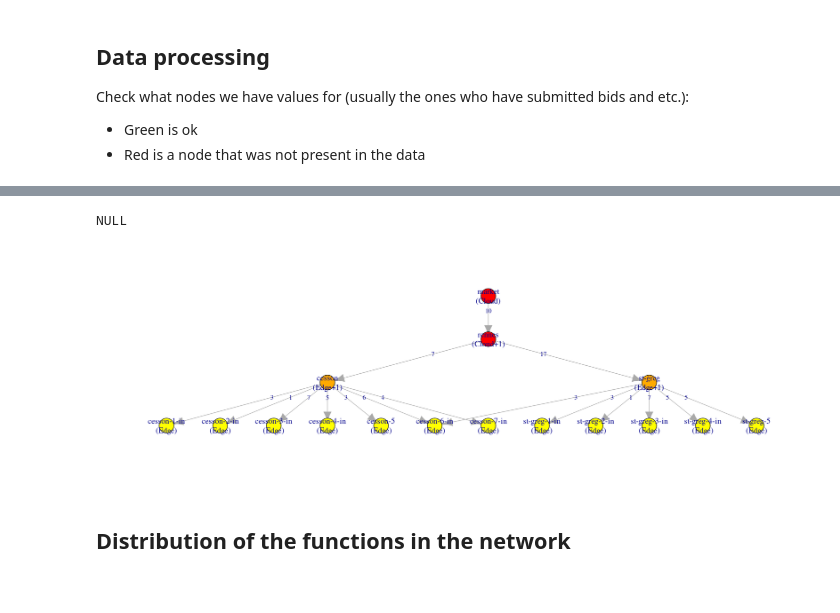
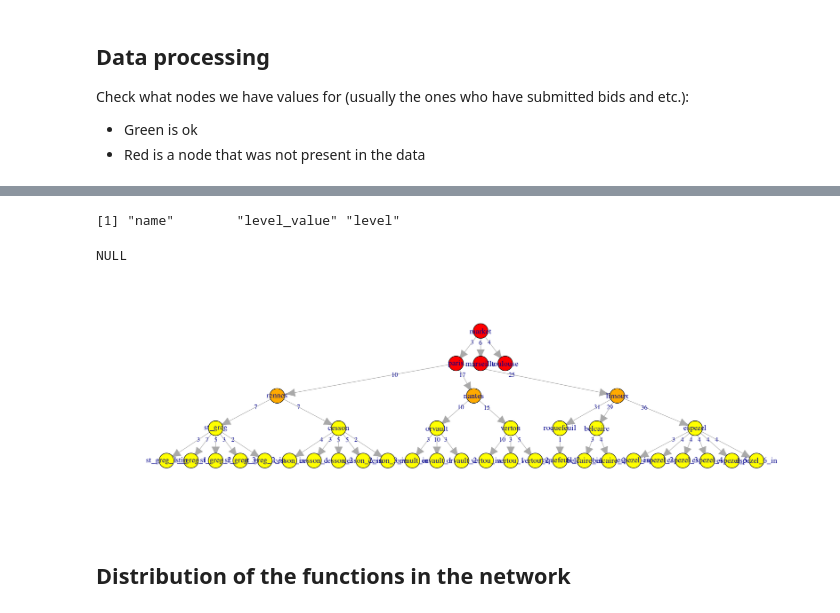
Before and after one commit to VolodiaPG/giraff, a Jupyter notebook: enos/live/experiment.ipynb, the cells around one changed output, grey strips where cells are left out. Cells and saved outputs as stored; diff of their text form; code cells hidden in the pictures.

```diff
--- a/enos/live/experiment.ipynb
+++ b/enos/live/experiment.ipynb
@@ -447,0 +539,15 @@ Check what nodes we have values for (usually the ones who have submitted bids an
+# %%
+names_raw <- load_csv("names.csv") %>%
+  rename(instance_address = instance, instance = name) %>%
+  select(instance, instance_address, folder) %>%
+  distinct()
+
+colnames(names_raw)
+
+raw.latency <- load_csv("neighbor_latency.csv") %>%
+  prepare() %>%
+  prepare_convert() %>%
+  inner_join(names_raw %>% rename(instance_to = instance_address, destination_name = instance), c("instance_to", "folder")) %>%
+  mutate(destination_name = to_snake_case(destination_name))
+colnames(raw.latency)
+# latency %>% select(instance, destination_name) %>% distinct()
@@ -448,26 +579,71 @@ Check what nodes we have values for (usually the ones who have submitted bids an
+# %%
+node_connections <- vroom("./network_shape.csv", progress = FALSE, col_types = cols(), col_names = TRUE, delim = "\t", .name_repair = "unique") %>%
+  distinct() %>%
+  mutate(latency = as.numeric(latency)) %>%
+  mutate(source = to_snake_case(source), destination = to_snake_case(destination))
+
+node_levels <- vroom("./node_levels.csv", progress = FALSE, col_types = cols(), col_names = TRUE, delim = "\t", .name_repair = "unique") %>%
+  distinct() %>%
+  rename(name = source, level_value = level) %>%
+  mutate(
+    name = to_snake_case(name),
+    level = case_when(
+      level_value == 0 ~ "Cloud",
+      level_value == max(level_value) - 1 ~ "Edge+1",
+      level_value == max(level_value) ~ "Edge",
+      TRUE ~ paste("Cloud", as.character(level_value), sep = "+")
+    )
+  )
+  # add_row(values = 0, name = "marketplace", level = "Cloud") %>%
+  # mutate(level = factor(level, levels = unique(level_value), ordered = TRUE))
+colnames(node_levels)
+# %% [output]
+[1] "name"        "level_value" "level"
+# %%
+latency <- raw.latency %>%
+  select(destination_name, field, value, instance, timestamp, folder, metric_group, metric_group_group) %>%
+  inner_join(node_connections %>% rename(instance= source, destination_name = destination, goal = latency), by = c("instance", "destination_name")) %>%
+  mutate(diff = value - goal)
+
+
+# latency_goals <- latency %>%
+#   ungroup() %>%
+#   select(destination_name, instance) %>%
+#   distinct() %>%
+#   rowwise() %>%
+#   mutate(goal = max(graph_matrix[instance, destination_name], graph_matrix[destination_name, instance]))
+# colnames(latency_goals)
+
+# # latency %>% select(instance, destination_name) %>% distinct()
+
+# latency <- latency %>%
+#   select(destination_name, field, value, instance, timestamp, folder, metric_group) %>%
+#   inner_join(latency_goals, by = c("instance", "destination_name")) %>%
+#   mutate(diff = value - goal)
+# colnames(latency)
 # %%
-net_connected <- graph_from_adjacency_matrix(as.matrix(graph_matrix), weighted = TRUE)
-colors <- heat.colors(length(unique(node_levels$level)))
+net_connected <- graph_from_data_frame(node_connections %>% rename(from = source, to = destination, weight = latency), directed = TRUE)
+
 colors <- c("#FF0000", "#FF0000", "#FFAA00", "#FFFF00", "#FFFF00")
 node_level_map <- setNames(node_levels$level, node_levels$name)
 color_map <- setNames(colors, unique(node_levels$level))
 node_names <- merge(data.frame(name = V(net_connected)$name, stringsAsFactors = FALSE), node_levels, by.x = "name", by.y = "name")
 node_names$name <- paste(node_names$name, paste("(", node_names$level, ")", sep = ""), sep = "\n")
 
 V(net_connected)$color <- color_map[node_level_map[V(net_connected)$name]]
-V(net_connected)$name <- node_names$name
+# V(net_connected)$name <- node_names$name
 # V(net_connected)$name <- ""
 fig(15, 5)
 coords <- layout_as_tree(net_connected)
 # spacingfactor <- 40
 # coords[, 1] <- coords[, 1] * spacingfactor
 # coords[, 2] <- coords[, 2] * spacingfactor
 node_graph <- plot(net_connected, layout = coords, asp = 0.22, margin = -0, vertex.label = E(net_connected)$name, edge.label = E(net_connected)$weight, edge.width = 1, vertex.size = 5, vertex.size2 = 3, vertex.label.cex = 1, vertex.dist = 20, edge.arrow.size = 0.5, edge.label.cex = 0.8, edge.label.dist = 1.5)
 node_graph
 fig(10, 10)
 # %% [output]
 NULL
-[figure, old version]
+[figure, new version]
 # %% [markdown]
 ## Distribution of the functions in the network
 # %% [markdown]
```
Also changed, not shown: parts of 55 cells of this notebook, 30 other files.
